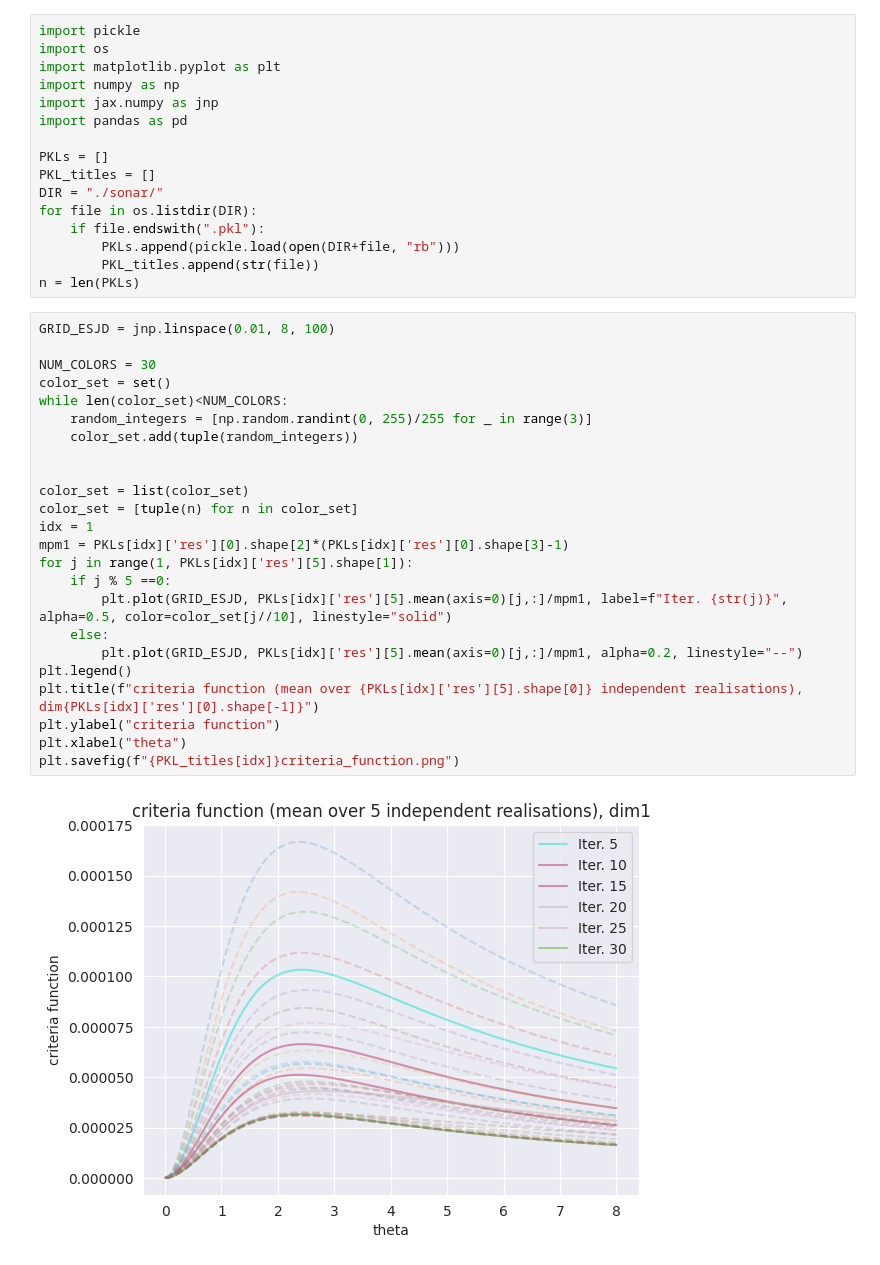
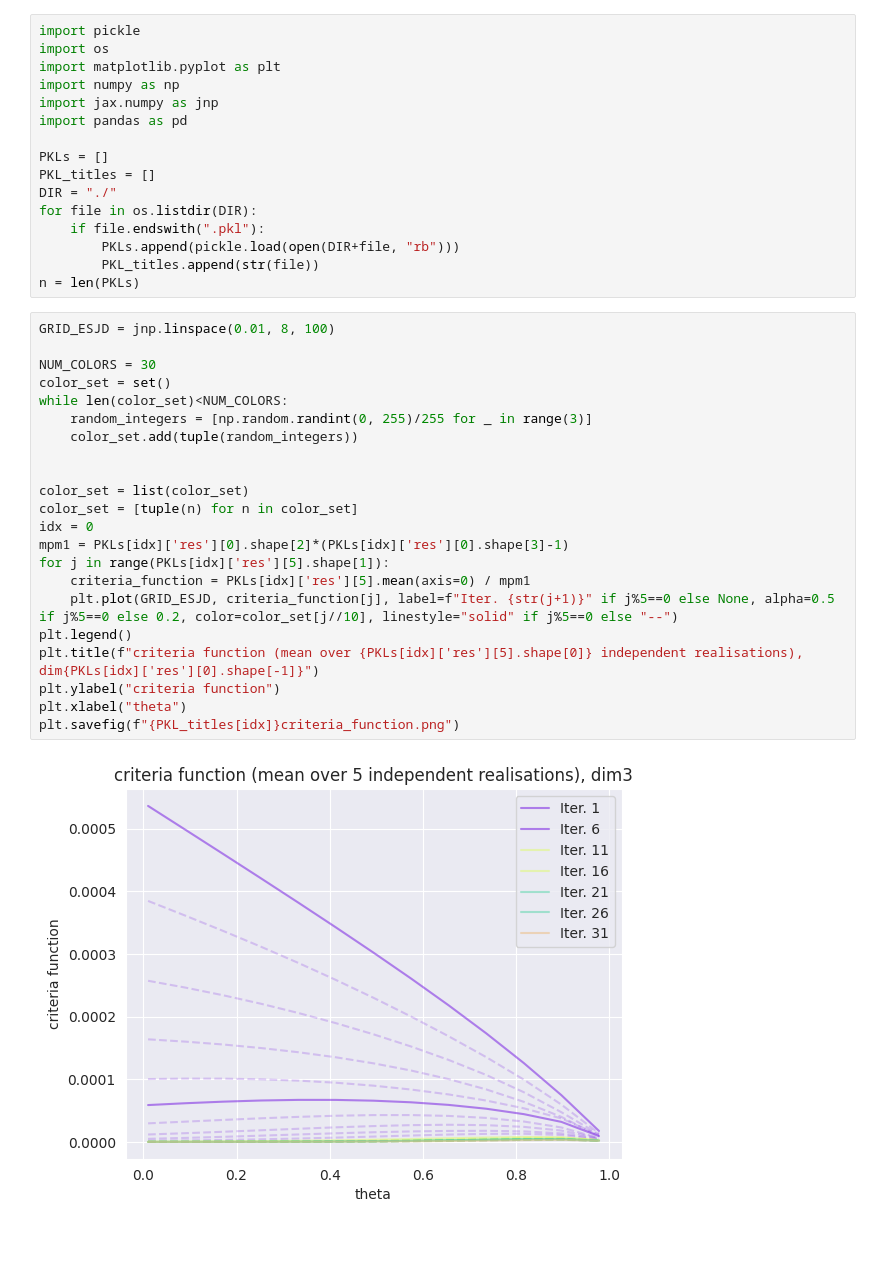
Before and after one commit to ylefay/adaptive_smc_tempering, a Jupyter notebook: adaptive_smc/experiments/esjd.ipynb, the cells around one changed output. Saved outputs shown, nothing was run; the diff lists cells and outputs as text.

```diff
--- a/adaptive_smc/experiments/esjd.ipynb
+++ b/adaptive_smc/experiments/esjd.ipynb
@@ -8,7 +8,7 @@ import pandas as pd
 
 PKLs = []
 PKL_titles = []
-DIR = "./sonar/"
+DIR = "./"
 for file in os.listdir(DIR):
     if file.endswith(".pkl"):
         PKLs.append(pickle.load(open(DIR+file, "rb")))
@@ -17,26 +17,24 @@ n = len(PKLs)
 # %%
 GRID_ESJD = jnp.linspace(0.01, 8, 100)
 
 NUM_COLORS = 30
 color_set = set()
 while len(color_set)<NUM_COLORS:
     random_integers = [np.random.randint(0, 255)/255 for _ in range(3)]
     color_set.add(tuple(random_integers))
 
 
 color_set = list(color_set)
 color_set = [tuple(n) for n in color_set]
-idx = 1
+idx = 0
 mpm1 = PKLs[idx]['res'][0].shape[2]*(PKLs[idx]['res'][0].shape[3]-1)
-for j in range(1, PKLs[idx]['res'][5].shape[1]):
-    if j % 5 ==0:
-        plt.plot(GRID_ESJD, PKLs[idx]['res'][5].mean(axis=0)[j,:]/mpm1, label=f"Iter. {str(j)}", alpha=0.5, color=color_set[j//10], linestyle="solid")
-    else:
-        plt.plot(GRID_ESJD, PKLs[idx]['res'][5].mean(axis=0)[j,:]/mpm1, alpha=0.2, linestyle="--")
+for j in range(PKLs[idx]['res'][5].shape[1]):
+    criteria_function = PKLs[idx]['res'][5].mean(axis=0) / mpm1
+    plt.plot(GRID_ESJD, criteria_function[j], label=f"Iter. {str(j+1)}" if j%5==0 else None, alpha=0.5 if j%5==0 else 0.2, color=color_set[j//10], linestyle="solid" if j%5==0 else "--")
 plt.legend()
 plt.title(f"criteria function (mean over {PKLs[idx]['res'][5].shape[0]} independent realisations), dim{PKLs[idx]['res'][0].shape[-1]}")
 plt.ylabel("criteria function")
 plt.xlabel("theta")
 plt.savefig(f"{PKL_titles[idx]}criteria_function.png")
 # %% [output]
-[figure, old version]
+[figure, new version]
```
Also changed, not shown: parts of 2 cells of this notebook, 28 other files.
